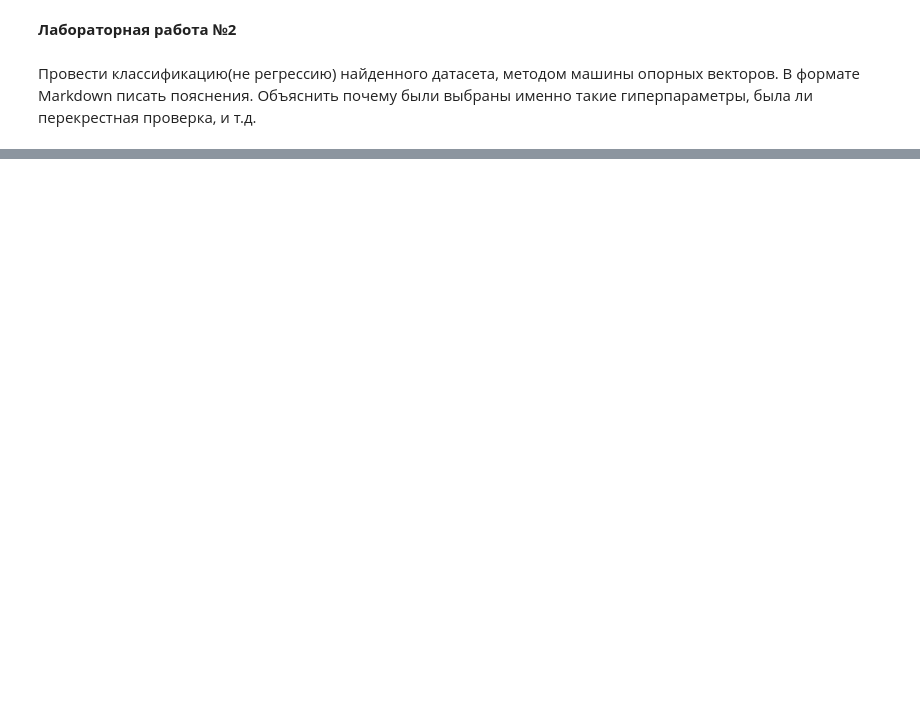
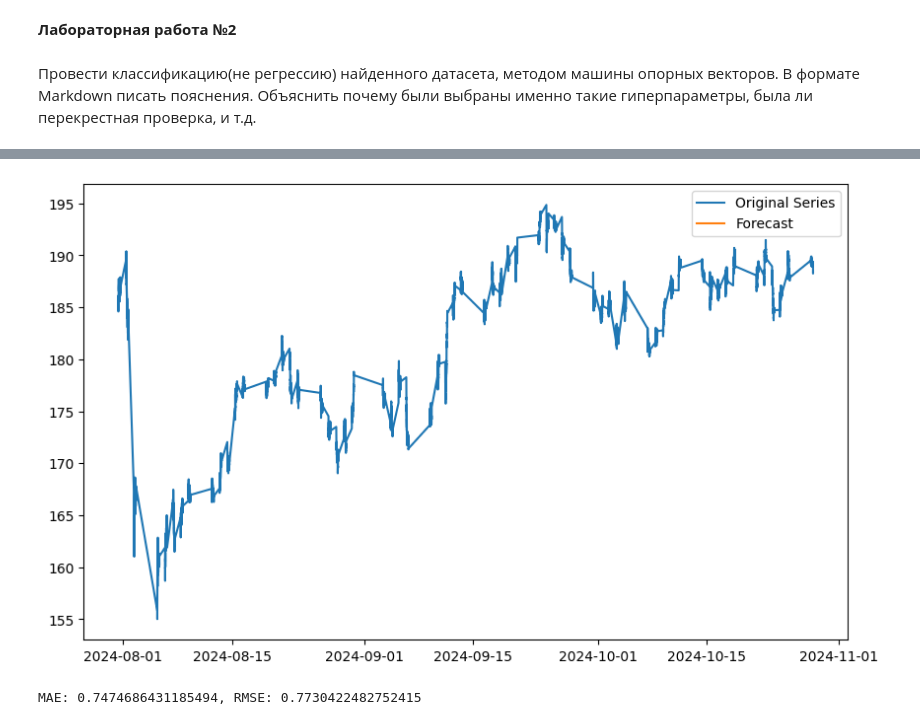
Before and after one commit to keysenelvial/dinam, a Jupyter notebook: dinam2.ipynb, the cells around one changed output, grey strips where cells are left out. Drawn from its saved outputs; the diff is of its cells as text; code cells hidden in the pictures; blank space fills up the shorter version.

```diff
--- a/dinam2.ipynb
+++ b/dinam2.ipynb
@@ -110,0 +98,20 @@ Categories (4, interval[float64, right]): [(-0.001, 4.304] < (4.304, 4.7] < (4.7
+# %%
+# Прогнозирование на основе тренда и сезонности на 12 периодов вперед
+future_trend = trend.dropna().values[-1] * np.ones(12)
+future_seasonal = seasonal[:12]
+forecast = future_trend * future_seasonal
+
+# Визуализация прогноза
+plt.figure(figsize=(10, 6))
+plt.plot(ts, label='Original Series')
+plt.plot(pd.Series(forecast, index=pd.date_range(ts.index[-1], periods=12, freq='B')), label='Forecast')
+plt.legend(loc='best')
+plt.show()
+
+# Оценка прогноза с помощью MAE и RMSE
+mae = mean_absolute_error(ts[-12:], forecast)
+rmse = math.sqrt(mean_squared_error(ts[-12:], forecast))
+print(f"MAE: {mae}, RMSE: {rmse}")
+# %% [output]
+[figure, added]
+MAE: 0.7474686431185494, RMSE: 0.7730422482752415
```
Also changed, not shown: parts of 13 cells of this notebook.
